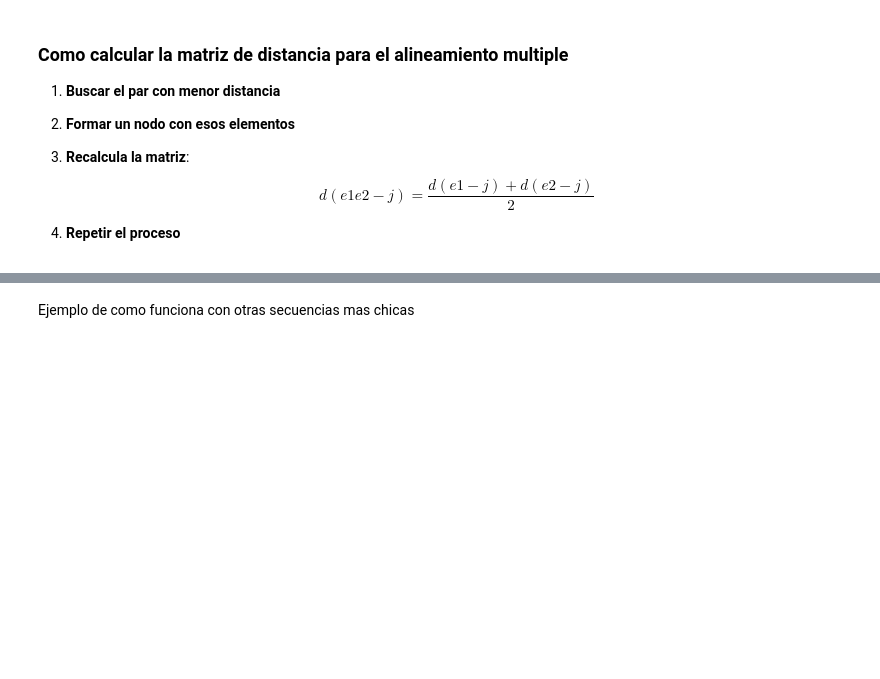
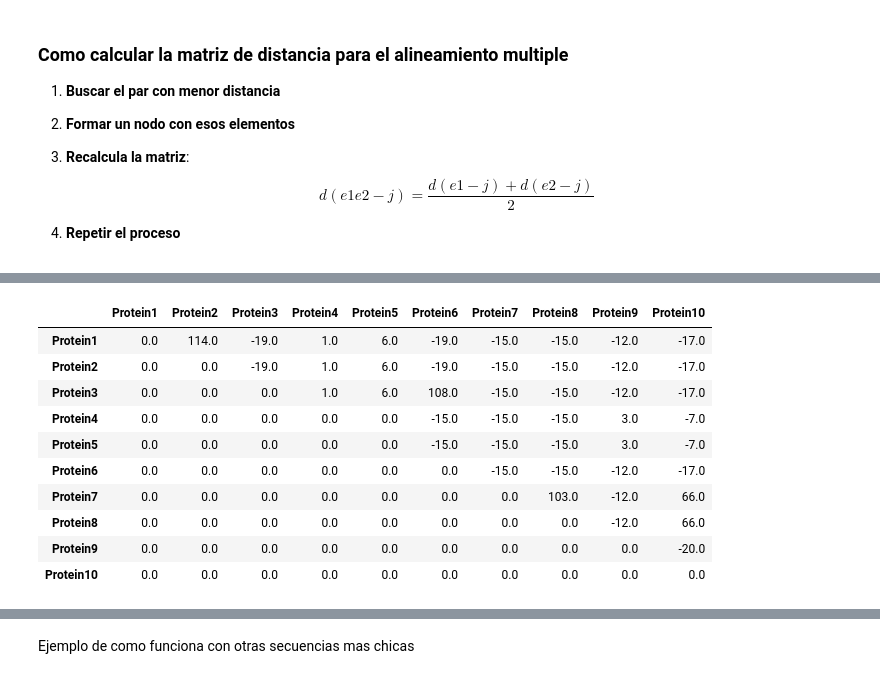
Before and after one commit to agusscarmu/Advanced_Bioinformatic, a Jupyter notebook: TP2.ipynb, the cells around one changed output, grey strips where cells are left out. Cells and saved outputs as stored; diff of their text form; code cells hidden in the pictures; blank space fills up the shorter version.

```diff
--- a/TP2.ipynb
+++ b/TP2.ipynb
@@ -646,3 +670,17 @@ ma = MultipleAlignment(sequences,"protein")
+# %%
+ma.distance_matrix
+# %% [output]
+|  | Protein1 | Protein2 | Protein3 | Protein4 | Protein5 | Protein6 | Protein7 | Protein8 | Protein9 | Protein10 |
+| Protein1 | 0.0 | 114.0 | -19.0 | 1.0 | 6.0 | -19.0 | -15.0 | -15.0 | -12.0 | -17.0 |
+| Protein2 | 0.0 | 0.0 | -19.0 | 1.0 | 6.0 | -19.0 | -15.0 | -15.0 | -12.0 | -17.0 |
+| Protein3 | 0.0 | 0.0 | 0.0 | 1.0 | 6.0 | 108.0 | -15.0 | -15.0 | -12.0 | -17.0 |
+| Protein4 | 0.0 | 0.0 | 0.0 | 0.0 | 0.0 | -15.0 | -15.0 | -15.0 | 3.0 | -7.0 |
+| Protein5 | 0.0 | 0.0 | 0.0 | 0.0 | 0.0 | -15.0 | -15.0 | -15.0 | 3.0 | -7.0 |
+| Protein6 | 0.0 | 0.0 | 0.0 | 0.0 | 0.0 | 0.0 | -15.0 | -15.0 | -12.0 | -17.0 |
+| Protein7 | 0.0 | 0.0 | 0.0 | 0.0 | 0.0 | 0.0 | 0.0 | 103.0 | -12.0 | 66.0 |
+| Protein8 | 0.0 | 0.0 | 0.0 | 0.0 | 0.0 | 0.0 | 0.0 | 0.0 | -12.0 | 66.0 |
+| Protein9 | 0.0 | 0.0 | 0.0 | 0.0 | 0.0 | 0.0 | 0.0 | 0.0 | 0.0 | -20.0 |
+| Protein10 | 0.0 | 0.0 | 0.0 | 0.0 | 0.0 | 0.0 | 0.0 | 0.0 | 0.0 | 0.0 |
 # %%
 ma.show_alignment()
 # %% [output]
```
Also changed, not shown: parts of 11 cells of this notebook, 1 other file.
